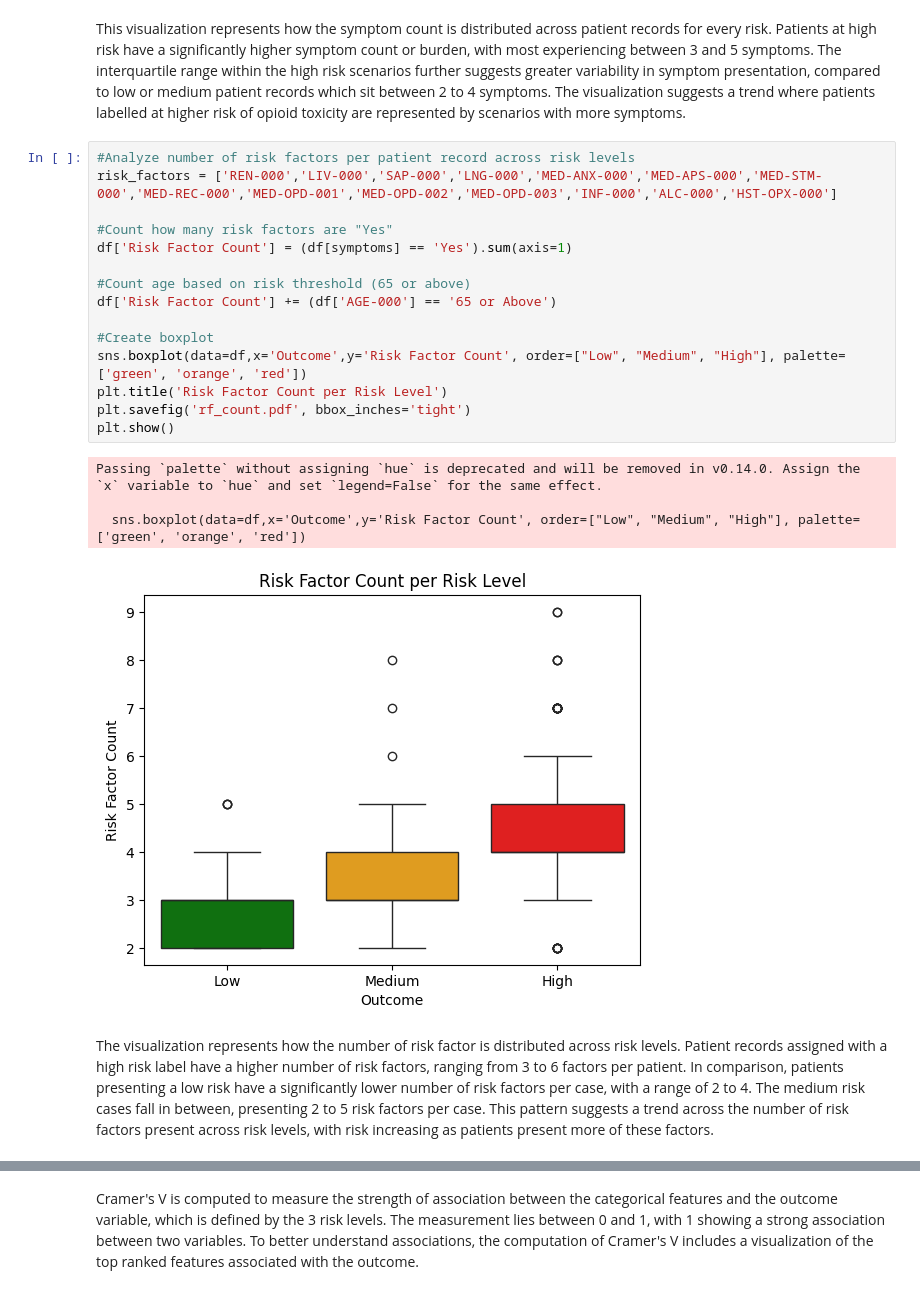
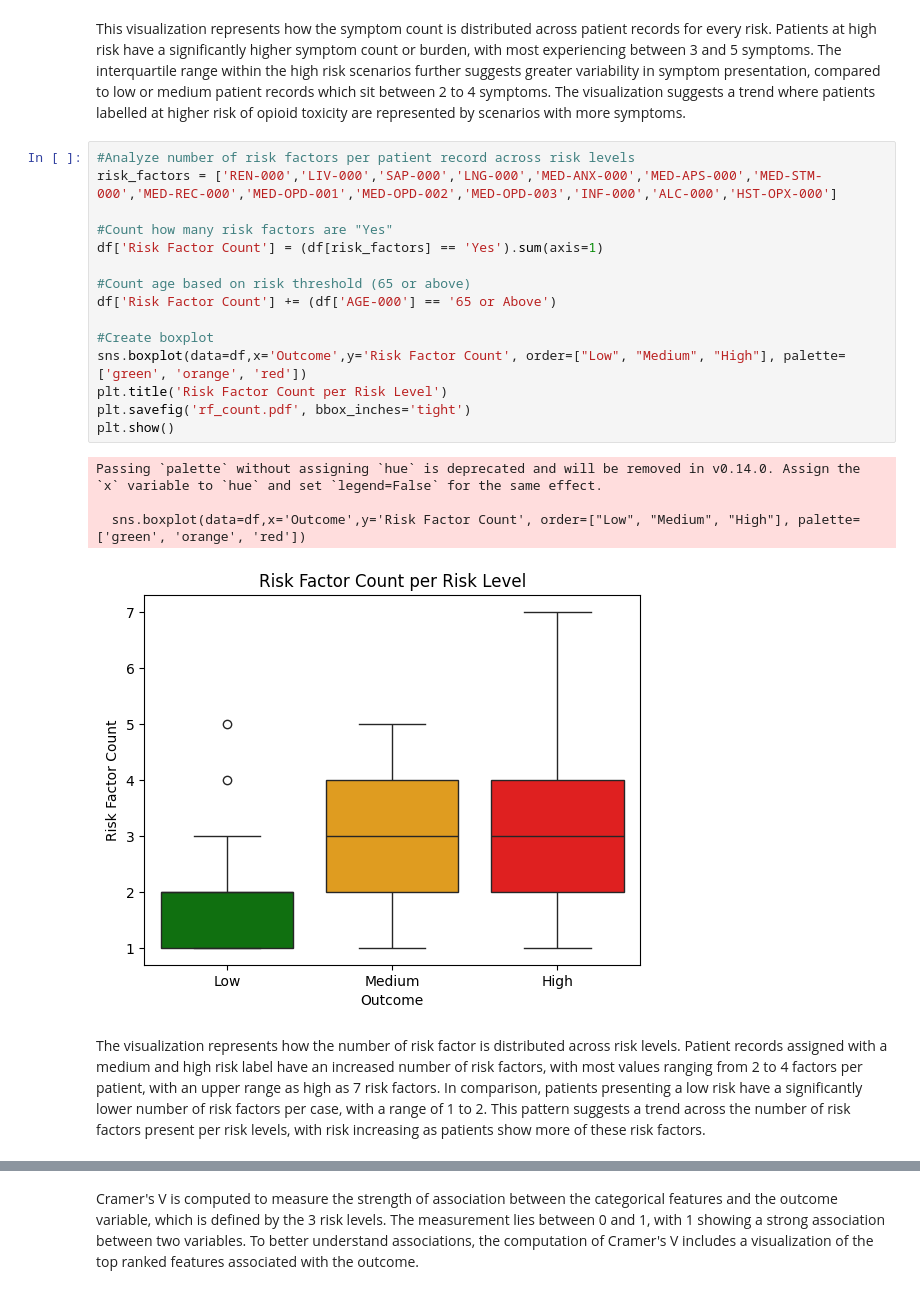
Before and after one commit to mluisab/master_thesis, a Jupyter notebook: dataset_analysis.ipynb, the cells around one changed output, grey strips where cells are left out. Cells and saved outputs as stored; diff of their text form.

```diff
--- a/dataset_analysis.ipynb
+++ b/dataset_analysis.ipynb
@@ -279,25 +277,25 @@ This visualization represents how the symptom count is distributed across patien
 # %%
 #Analyze number of risk factors per patient record across risk levels
 risk_factors = ['REN-000','LIV-000','SAP-000','LNG-000','MED-ANX-000','MED-APS-000','MED-STM-000','MED-REC-000','MED-OPD-001','MED-OPD-002','MED-OPD-003','INF-000','ALC-000','HST-OPX-000']
 
 #Count how many risk factors are "Yes"
-df['Risk Factor Count'] = (df[symptoms] == 'Yes').sum(axis=1)
+df['Risk Factor Count'] = (df[risk_factors] == 'Yes').sum(axis=1)
 
 #Count age based on risk threshold (65 or above)
 df['Risk Factor Count'] += (df['AGE-000'] == '65 or Above')
 
 #Create boxplot
 sns.boxplot(data=df,x='Outcome',y='Risk Factor Count', order=["Low", "Medium", "High"], palette=['green', 'orange', 'red'])
 plt.title('Risk Factor Count per Risk Level')
 plt.savefig('rf_count.pdf', bbox_inches='tight')
 plt.show()
 # %% [output]
 Passing `palette` without assigning `hue` is deprecated and will be removed in v0.14.0. Assign the `x` variable to `hue` and set `legend=False` for the same effect.
 
   sns.boxplot(data=df,x='Outcome',y='Risk Factor Count', order=["Low", "Medium", "High"], palette=['green', 'orange', 'red'])
-[figure, old version]
+[figure, new version]
 # %% [markdown]
-The visualization represents how the number of risk factor is distributed across risk levels. Patient records assigned with a high risk label have a higher number of risk factors, ranging from 3 to 6 factors per patient. In comparison, patients presenting a low risk have a significantly lower number of risk factors per case, with a range of 2 to 4. The medium risk cases fall in between, presenting 2 to 5 risk factors per case. This pattern suggests a trend across the number of risk factors present across risk levels, with risk increasing as patients present more of these factors.
+The visualization represents how the number of risk factor is distributed across risk levels. Patient records assigned with a medium and high risk label have an increased number of risk factors, with most values ranging from 2 to 4 factors per patient, with an upper range as high as 7 risk factors. In comparison, patients presenting a low risk have a significantly lower number of risk factors per case, with a range of 1 to 2. This pattern suggests a trend across the number of risk factors present per risk levels, with risk increasing as patients show more of these risk factors.
 # %%
 #Analyze vital measurement across all 3 vitals per patient record across risk levels
 
```
Also changed, not shown: parts of 15 cells of this notebook, 4 other files.
